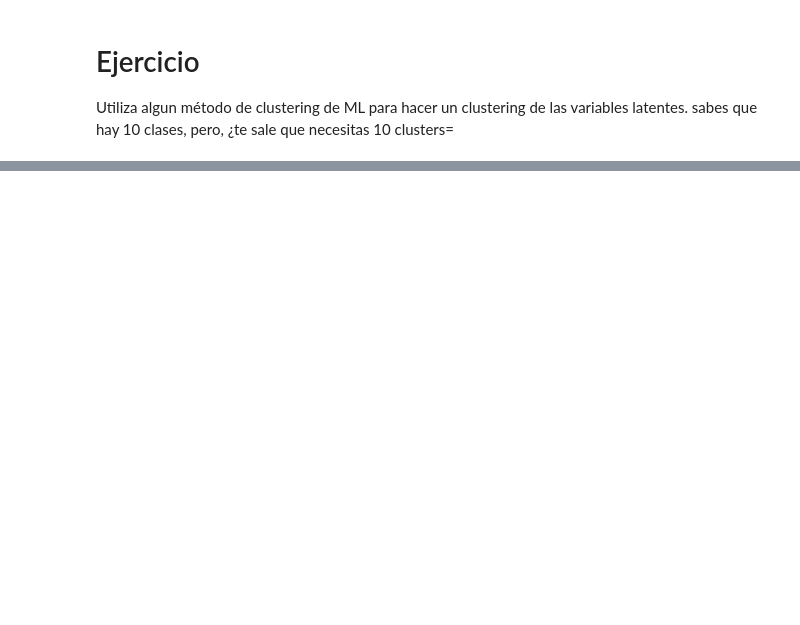
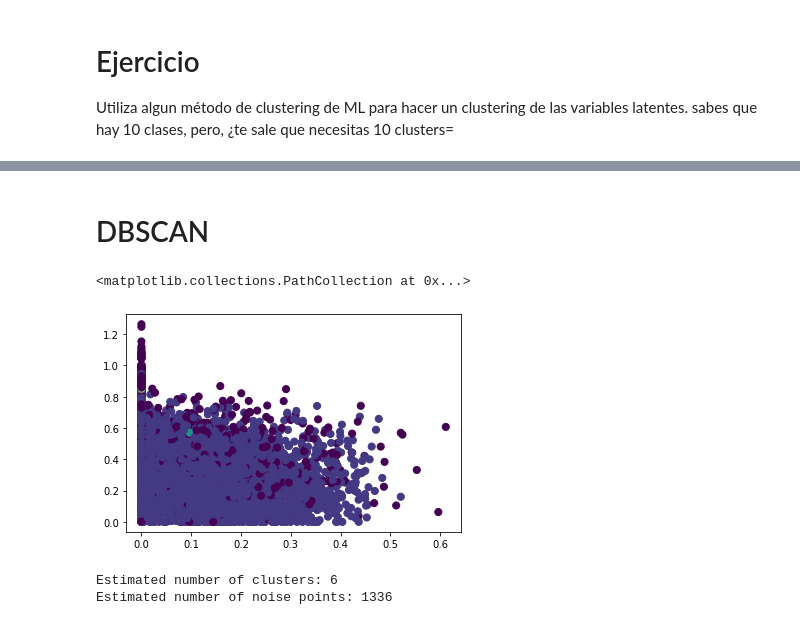
Before and after one commit to alokproc/aprendizaje_automatico_avanzado, a Jupyter notebook: 03_unsupervised/01_autoencoder/AutoEncoder.ipynb, the cells around one changed output, grey strips where cells are left out. Saved outputs shown, nothing was run; the diff lists cells and outputs as text; code cells hidden in the pictures; blank space fills up the shorter version.

```diff
--- a/03_unsupervised/01_autoencoder/AutoEncoder.ipynb
+++ b/03_unsupervised/01_autoencoder/AutoEncoder.ipynb
@@ -61,0 +90,24 @@ Utiliza algun método de clustering de ML para hacer un clustering de las variab
+# %% [markdown]
+# DBSCAN
+# %%
+from sklearn.cluster import DBSCAN
+
+dbscan = DBSCAN(eps =.5, metric='euclidean',  min_samples=5, n_jobs = -1)
+predict = dbscan.fit_predict(x_test_encoded)
+# %%
+plt.scatter(x_test_encoded[:, 0], x_test_encoded[:, 1], c=predict, s=50, cmap='viridis')
+# %% [output]
+<matplotlib.collections.PathCollection at 0x...>
+[figure, added]
+# %%
+labels = dbscan.labels_
+
+# Number of clusters in labels, ignoring noise if present.
+n_clusters_ = len(set(labels)) - (1 if -1 in labels else 0)
+n_noise_ = list(labels).count(-1)
+
+print('Estimated number of clusters: %d' % n_clusters_)
+print('Estimated number of noise points: %d' % n_noise_)
+# %% [output]
+Estimated number of clusters: 6
+Estimated number of noise points: 1336
```
Also changed, not shown: parts of 5 cells of this notebook, 2 other files.
